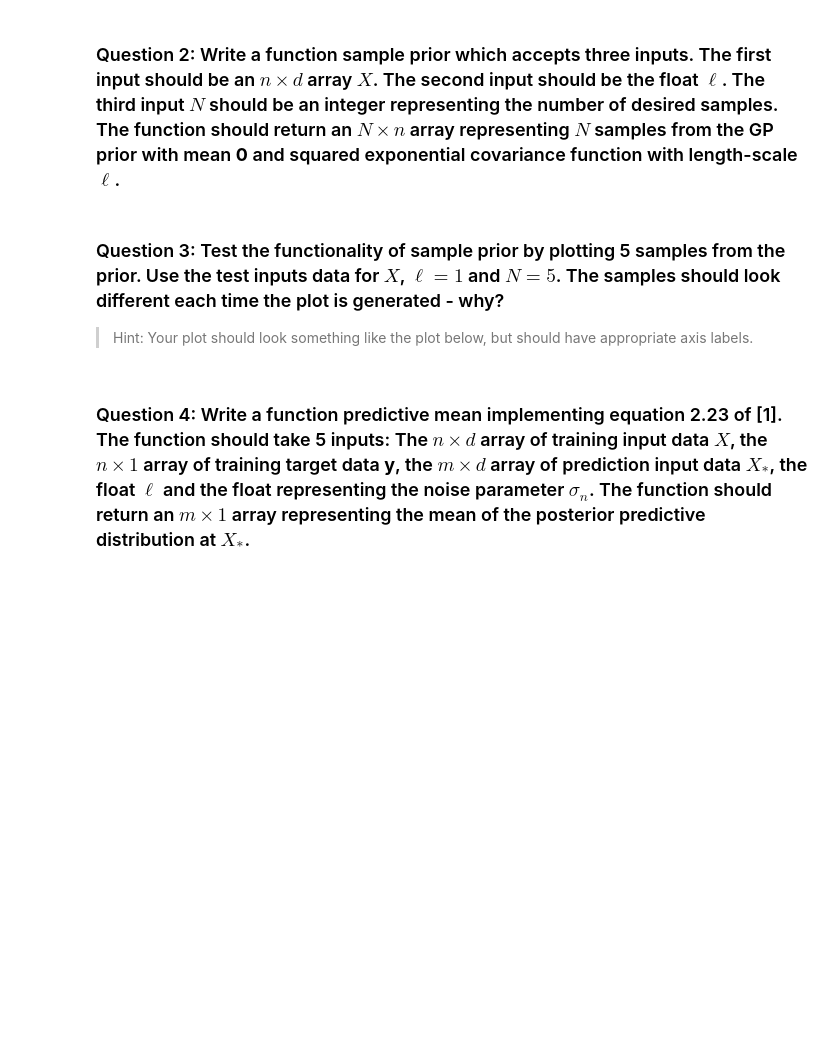
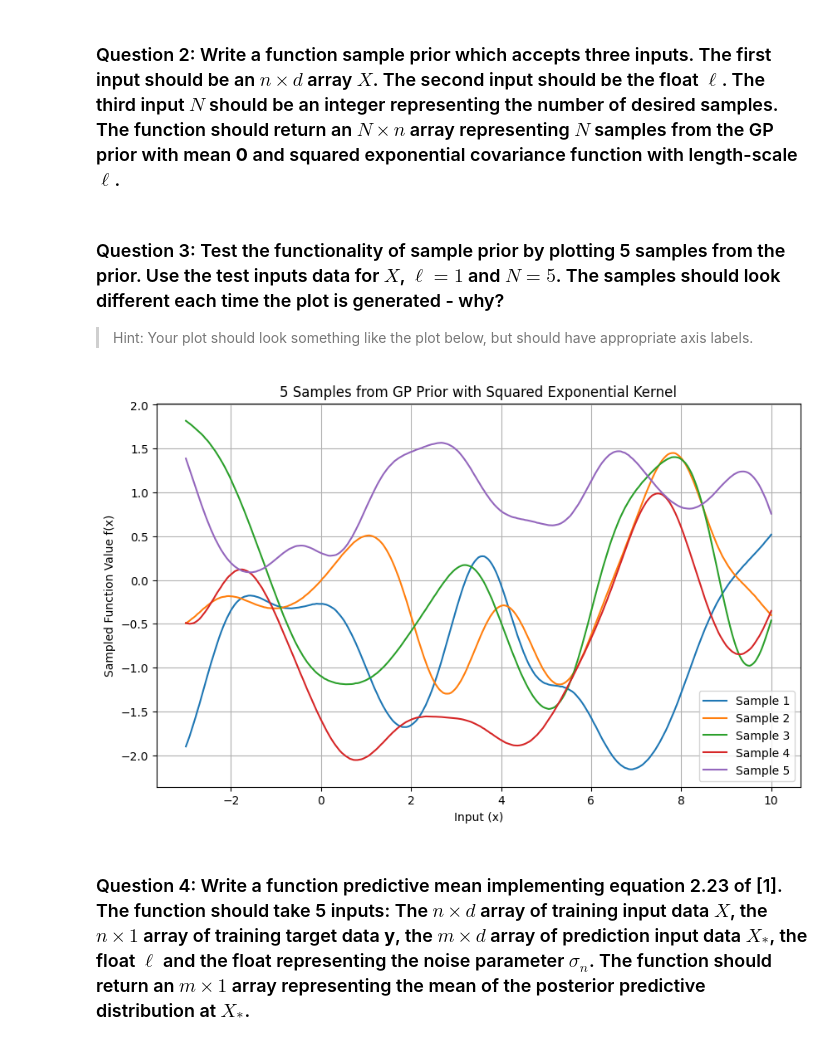
Before and after one commit to keys-i/COMP4702, a Jupyter notebook: src/W12.ipynb, the cells around one changed output. Cells and saved outputs as stored; diff of their text form; code cells hidden in the pictures; blank space fills up the shorter version.

Commit message:
W12: Added sorting so graph doesn't look wonky

```diff
--- a/src/W12.ipynb
+++ b/src/W12.ipynb
@@ -63,9 +63,9 @@ def K(X, X_star, ell):
     K_matrix = np.exp(-0.5 / ell**2 * dists_sq)
     return K_matrix
 
-X = np.array([[1.0, 2.0], [3.0, 4.0]])
-X_star = np.array([[5.0, 6.0]])
+X = np.loadtxt('train_inputs').reshape(-1, 1)
+X_star = np.loadtxt('test_inputs').reshape(-1, 1)
 ell = 1.0
 
-K(X, X_star, ell)
+print(K(X, X_star, ell))
 # %% [output]
@@ -76,7 +88,7 @@ NameError: name 'np' is not defined
 def sample_prior(X, ell, N):
     """
     Sample N functions from a GP prior with zero mean and
-    squared exponential kernel (uses K function).
+    squared exponential kernel (usaes K function).
 
     Parameters:
     - X: (n, d) array of input points
@@ -98,8 +110,6 @@ def sample_prior(X, ell, N):
     samples = np.random.multivariate_normal(mean=np.zeros(n), cov=K_matrix, size=N)
 
     return samples
-
-  samples = sample_prior(X, ell, N)
 # %% [markdown]
 ### Question 3: Test the functionality of sample prior by plotting 5 samples from the prior. Use the test inputs data for $X$, $\ell = 1$ and $N = 5$. The samples should look different each time the plot is generated - why?
 
@@ -107,24 +117,27 @@ def sample_prior(X, ell, N):
 labels.
 # %%
 #        Test Inputs
-X = np.linspace(0, 10, 100).reshape(-1, 1)  # 100 points in 1D
+X = np.loadtxt('test_inputs').reshape(-1, 1)
+X = X[np.argsort(X[:, 0])]
 ell = 1.0
 N = 5
 
 #        Generate Samples
 samples = sample_prior(X, ell, N)
 
 #        Plotting
 plt.figure(figsize=(10, 6))
 for i in range(N):
     plt.plot(X.ravel(), samples[i], label=f"Sample {i+1}")
 
 plt.title(f"{N} Samples from GP Prior with Squared Exponential Kernel")
 plt.xlabel("Input (x)")
 plt.ylabel("Sampled Function Value f(x)")
 plt.grid(True)
 plt.legend()
 plt.show()
+# %% [output]
+[figure, added]
 # %% [markdown]
 ### Question 4: Write a function predictive mean implementing equation 2.23 of [1]. The function should take 5 inputs: The $n \times d$ array of training input data $X$, the $n \times 1$ array of training target data **y**, the $m \times d$ array of prediction input data $X_*$, the float $\ell$ and the float representing the noise parameter $\sigma_n$. The function should return an $m \times 1$ array representing the mean of the posterior predictive distribution at $X_*$.
 # %%
```
Also changed, not shown: parts of 3 cells of this notebook.
